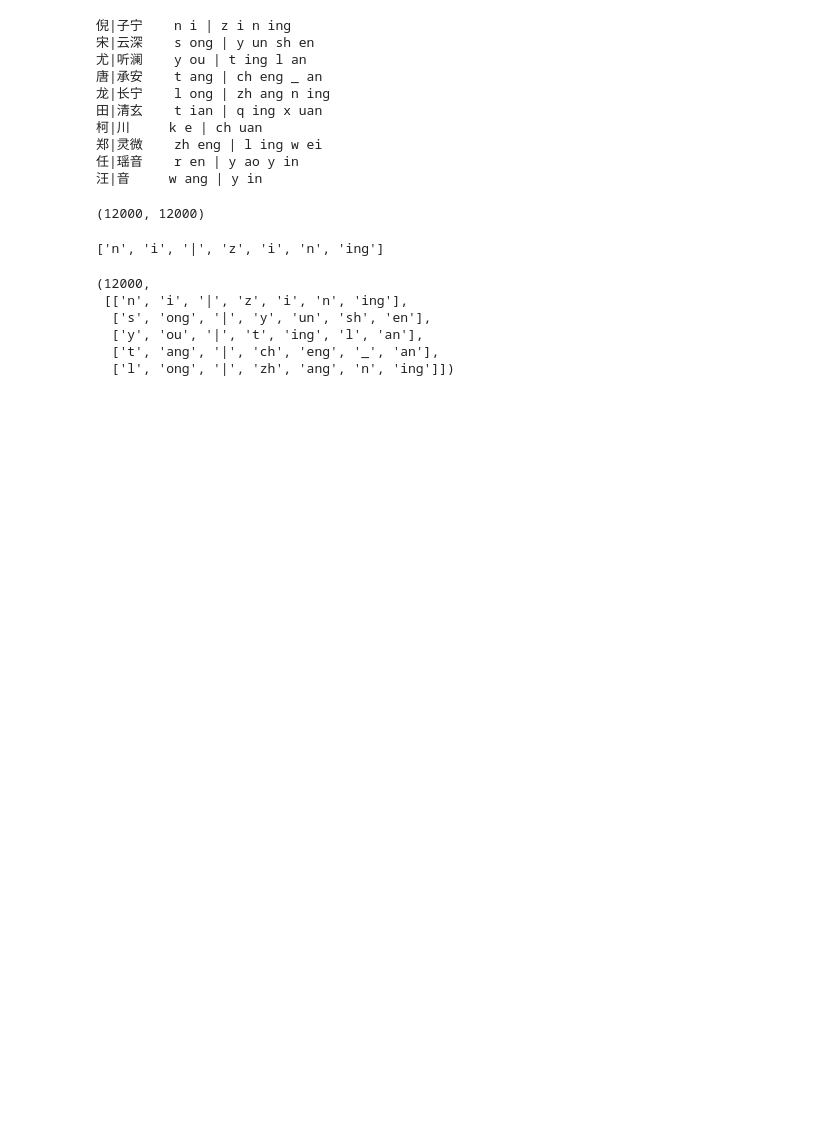
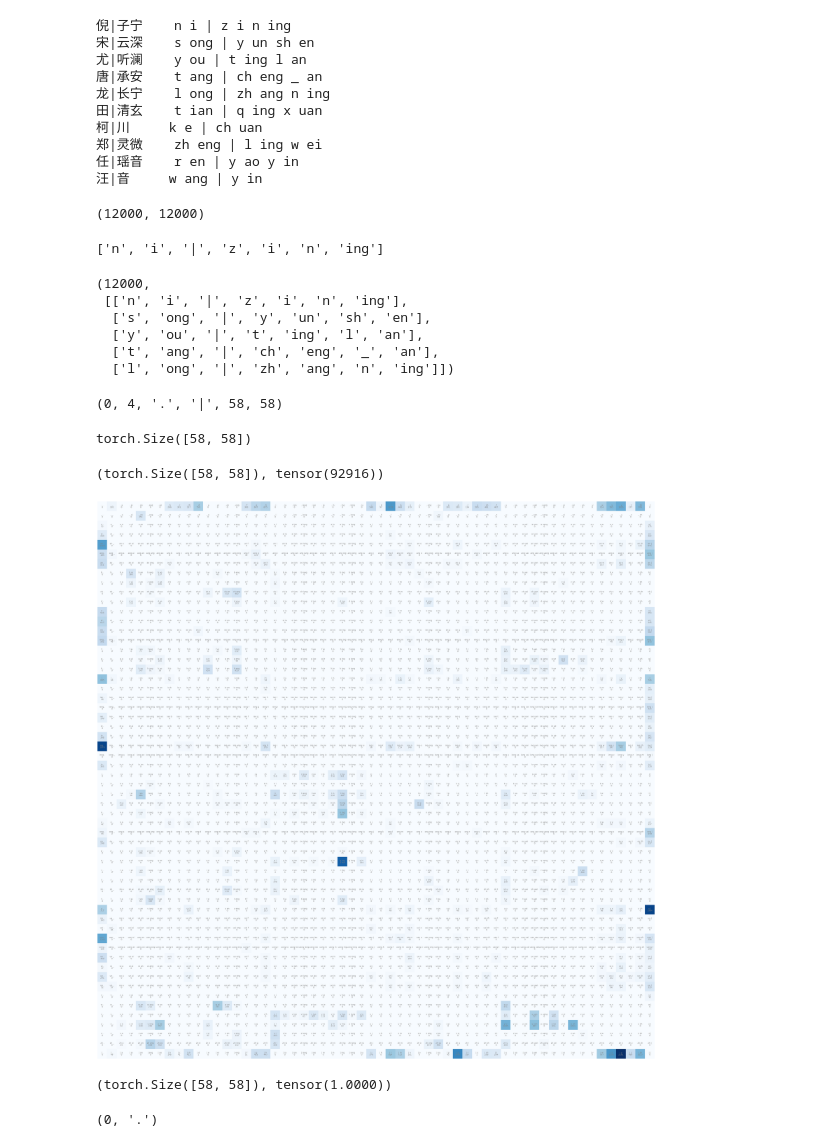
Before and after one commit to ZHQI-China/PytorchProjs, a Jupyter notebook: 00.XuanHuanNameGenerator/main.ipynb, the cells around one changed output. Drawn from its saved outputs; the diff is of its cells as text; code cells hidden in the pictures; blank space fills up the shorter version.

```diff
--- a/00.XuanHuanNameGenerator/main.ipynb
+++ b/00.XuanHuanNameGenerator/main.ipynb
@@ -35,4 +35,61 @@ len(tokenized_pinyins),tokenized_pinyins[:5]
   ['t', 'ang', '|', 'ch', 'eng', '_', 'an'],
   ['l', 'ong', '|', 'zh', 'ang', 'n', 'ing']])
 # %%
-for ts in tokenized_pinyins:
+# 去除重复元素
+tokens = sorted(set(t for ts in tokenized_pinyins for t in ts))
+stoi = {s:i+1 for i,s in enumerate(tokens)}
+
+stoi['.'] = 0 # 开始和结束符
+itos = {i+1:s for i,s in enumerate(tokens)}
+itos[0] = '.'
+
+
+stoi['.'],stoi['an'],itos[0],itos[57],len(stoi),len(itos)
+# %% [output]
+(0, 4, '.', '|', 58, 58)
+# %%
+import torch
+token_count = len(stoi)
+N = torch.zeros(token_count,token_count,dtype=torch.int32)
+N.shape
+# %% [output]
+torch.Size([58, 58])
+# %%
+for ts in tokenized_pinyins:
+    seq = ['.'] + ts + ['.']
+    for t1,t2 in zip(seq,seq[1:]):
+        ix1 = stoi[t1]
+        ix2 = stoi[t2]
+        N[ix1,ix2] += 1
+N.shape,N.sum()
+# %% [output]
+(torch.Size([58, 58]), tensor(92916))
+# %%
+import matplotlib.pyplot as plt
+%matplotlib inline
+
+plt.figure(figsize=(50,50))
+plt.imshow(N,cmap='Blues')
+
+for i in range(token_count):
+    for j in range(token_count):
+        token_str = itos[i]+' '+itos[j]
+        plt.text(j,i,token_str,ha='center',va='bottom',color='gray')
+        plt.text(j,i,N[i,j].item(),ha='center',va='top',color='gray')
+plt.axis('off');
+# %% [output]
+[figure, added]
+# %%
+P=N.float()
+P/=P.sum(1,keepdim=True)
+P.shape,P[0].sum()
+# %% [output]
+(torch.Size([58, 58]), tensor(1.0000))
+# %%
+g = torch.Generator().manual_seed(2147483647)
+p = torch.rand(3,generator=g)
+p/=p.sum()
+ix = torch.multinomial(p,num_samples=1,replacement=True,generator=g).item()
+ix,itos[ix]
+# %% [output]
+(0, '.')
```
Also changed, not shown: parts of 5 cells of this notebook, 1 other file.
